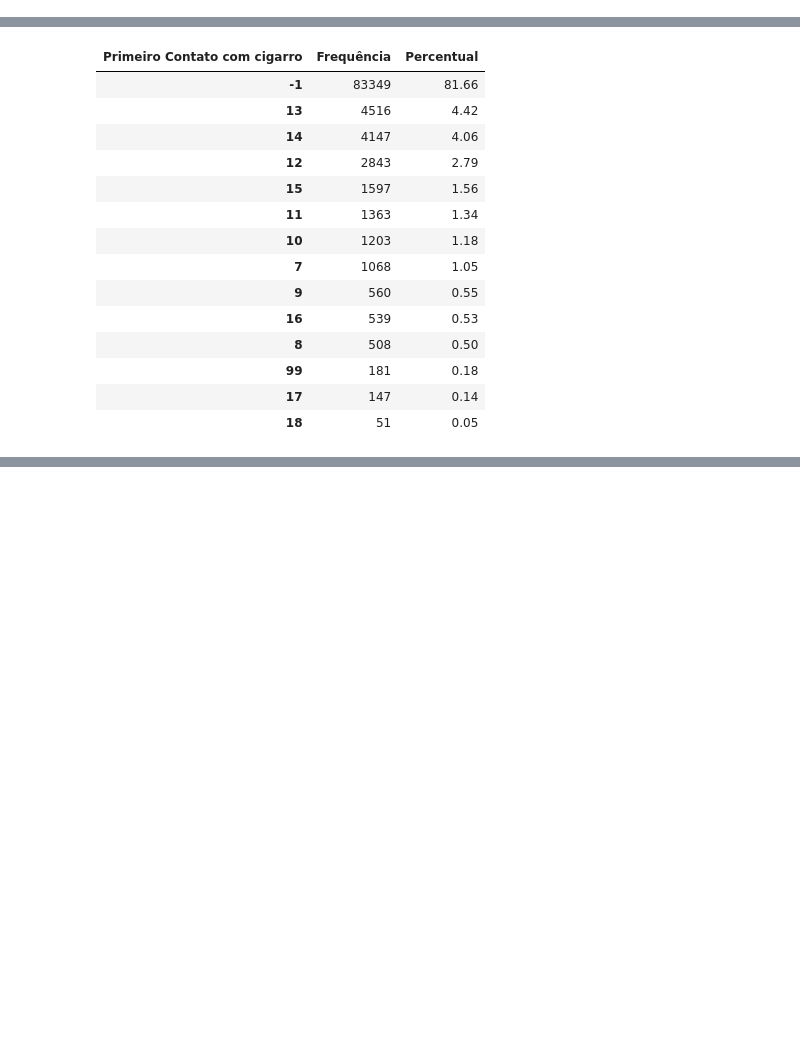
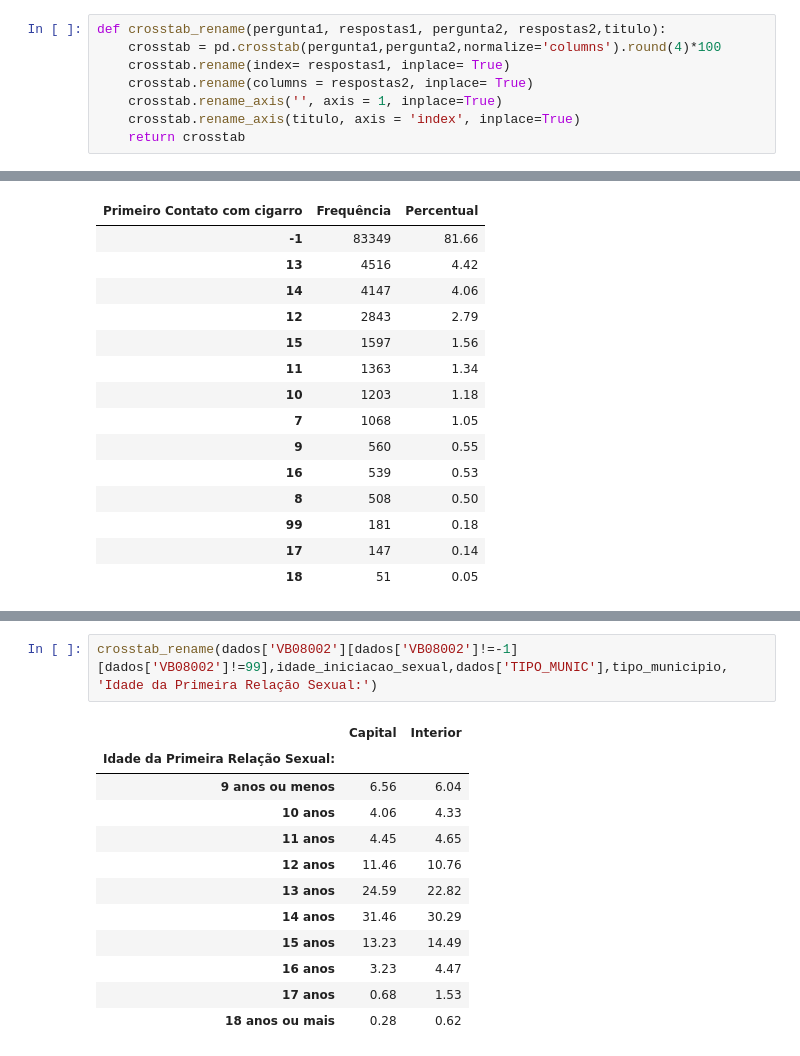
Before and after one commit to Igor-Arantes/Bootcamp-Data-Science-Aplicada, a Jupyter notebook: Igor_Arantes_Desafio_03.ipynb, the cells around one changed output, grey strips where cells are left out. Saved outputs shown, nothing was run; the diff lists cells and outputs as text; blank space fills up the shorter version.

```diff
--- a/Igor_Arantes_Desafio_03.ipynb
+++ b/Igor_Arantes_Desafio_03.ipynb
@@ -33,0 +53,8 @@ dados = pd.read_csv(zip.open(zip.namelist()[1]), sep = ";", thousands=".", decim
+# %%
+def crosstab_rename(pergunta1, respostas1, pergunta2, respostas2,titulo):
+    crosstab = pd.crosstab(pergunta1,pergunta2,normalize='columns').round(4)*100
+    crosstab.rename(index= respostas1, inplace= True)
+    crosstab.rename(columns = respostas2, inplace= True)
+    crosstab.rename_axis('', axis = 1, inplace=True)
+    crosstab.rename_axis(titulo, axis = 'index', inplace=True)
+    return crosstab
@@ -190,0 +258,15 @@ def k_sturges(amostra):
+# %%
+crosstab_rename(dados['VB08002'][dados['VB08002']!=-1][dados['VB08002']!=99],idade_iniciacao_sexual,dados['TIPO_MUNIC'],tipo_municipio, 'Idade da Primeira Relação Sexual:')
+# %% [output]
+|  | Capital | Interior |
+| Idade da Primeira Relação Sexual: |  |  |
+| 9 anos ou menos | 6.56 | 6.04 |
+| 10 anos | 4.06 | 4.33 |
+| 11 anos | 4.45 | 4.65 |
+| 12 anos | 11.46 | 10.76 |
+| 13 anos | 24.59 | 22.82 |
+| 14 anos | 31.46 | 30.29 |
+| 15 anos | 13.23 | 14.49 |
+| 16 anos | 3.23 | 4.47 |
+| 17 anos | 0.68 | 1.53 |
+| 18 anos ou mais | 0.28 | 0.62 |
```
Also changed, not shown: parts of 21 cells of this notebook.
